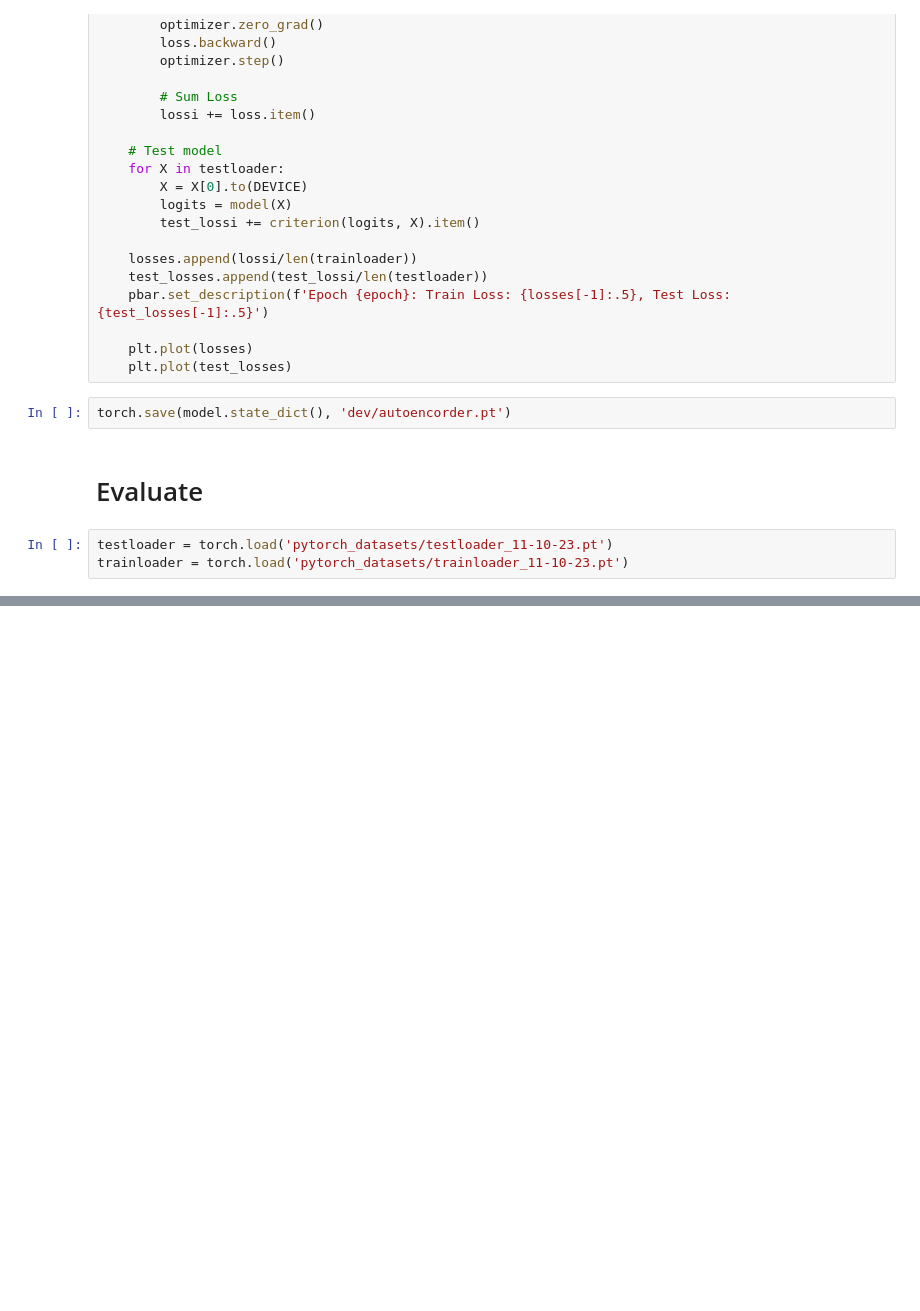
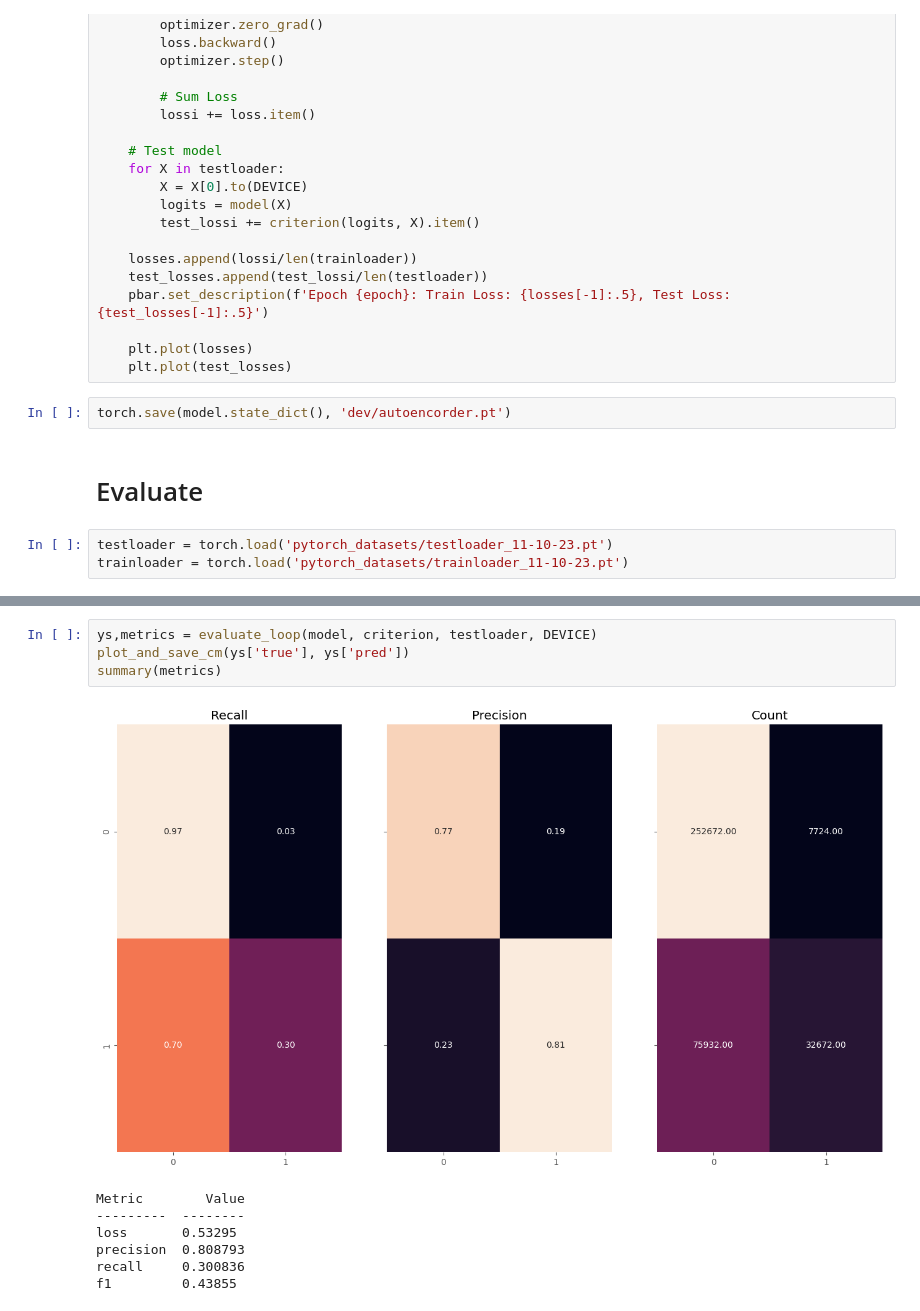
Before and after one commit to Musa-Azeem/eating-detection, a Jupyter notebook: autoencoder.ipynb, the cells around one changed output, grey strips where cells are left out. Saved outputs shown, nothing was run; the diff lists cells and outputs as text; blank space fills up the shorter version.

```diff
--- a/autoencoder.ipynb
+++ b/autoencoder.ipynb
@@ -204,0 +266,12 @@ fig.show(renderer='browser')
+# %%
+ys,metrics = evaluate_loop(model, criterion, testloader, DEVICE)
+plot_and_save_cm(ys['true'], ys['pred'])
+summary(metrics)
+# %% [output]
+[figure, added]
+Metric        Value
+---------  --------
+loss       0.53295
+precision  0.808793
+recall     0.300836
+f1         0.43855
```
Also changed, not shown: parts of 21 cells of this notebook, 4 other files.
